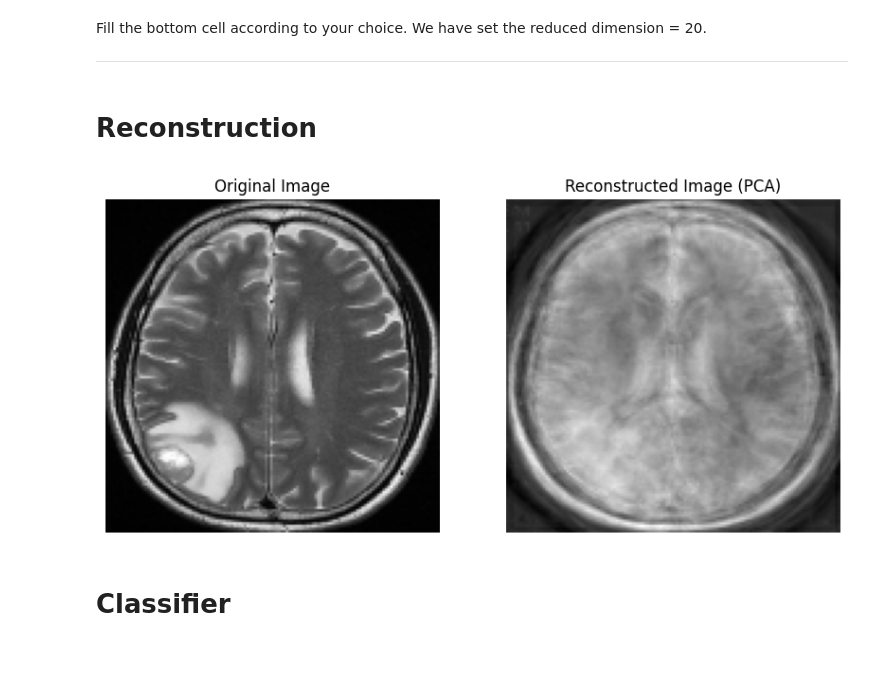
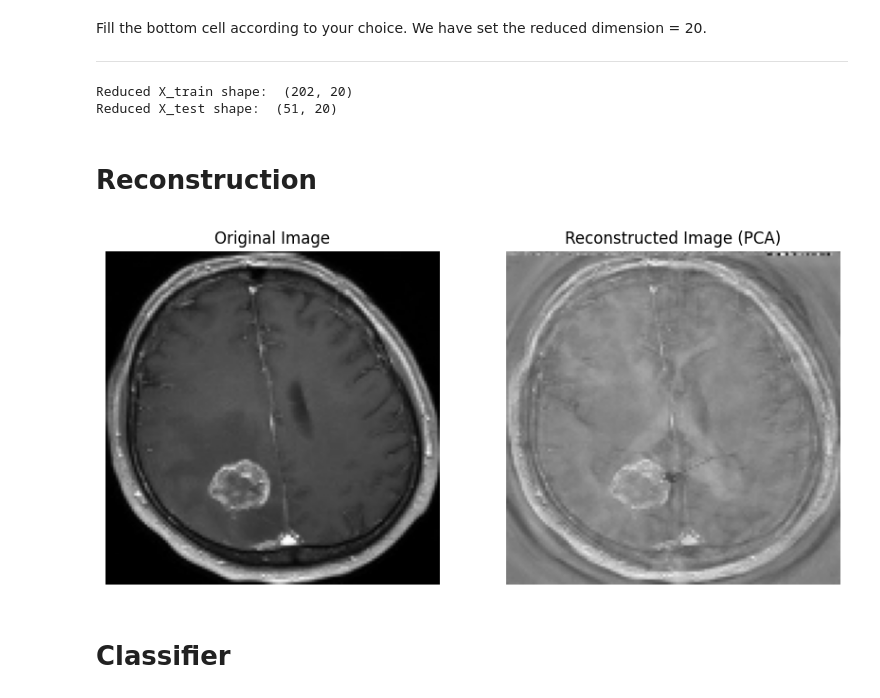
Before and after one commit to MahdiS3171/Deep-Learning-SUT-Course-Spring-2025, a Jupyter notebook: HW/HW1/DLHW01_PCA.ipynb, the cells around one changed output. Saved outputs shown, nothing was run; the diff lists cells and outputs as text; code cells hidden in the pictures; blank space fills up the shorter version.

```diff
--- a/HW/HW1/DLHW01_PCA.ipynb
+++ b/HW/HW1/DLHW01_PCA.ipynb
@@ -217,9 +217,8 @@ def fit_PCA(X, n_components):
     #####################################################################################
     mean_X = X.mean()
     X_flat = X - mean_X
-    Cov = X.T @ X
-    U, S, Vt = np.linalg.svd(Cov)
-    return Vt[:n_components, :]
+    U, S, Vt = np.linalg.svd(X_flat)
+    return Vt[:, :n_components].T, mean_X
     ####################################################################################
     #                                   THE END                                        #
     ####################################################################################
@@ -237,7 +236,7 @@ def transform_PCA(X, mean, components):
     # returns projected data of shape (N, n_comonents)
     #####################################################################################
     X_flat = X - mean
-    projected_data = X_flat @ components
+    projected_data = X_flat @ components.T
     return projected_data
     ####################################################################################
     #                                   THE END                                        #
@@ -288,7 +287,7 @@ X_test_red = None
 #####################################################################################
 #  reduce the dimensions of X_train and X_test to 20
 #####################################################################################
-Vt , mean = fit_PCA(X_train, n_components)
+Vt , mean = fit_PCA(X, n_components)
 X_train_red = transform_PCA(X_train, mean, Vt)
 X_test_red = transform_PCA(X_test, mean, Vt)
 
@@ -297,24 +296,42 @@ print("Reduced X_test shape: ", X_test_red.shape)
 ####################################################################################
 #                                   THE END                                        #
 ####################################################################################
+# %% [output]
+Reduced X_train shape:  (202, 20)
+Reduced X_test shape:  (51, 20)
 # %% [markdown]
 # Reconstruction
 # %%
 import matplotlib.pyplot as plt
 
 #####################################################################################
 #                          COMPLETE THE FOLLOWING SECTION                           #
 #####################################################################################
 #  Reconstruct One random row of X_train and reshape to (128,128) and plot it
 #  Then compare it to the original one
 #  It is better to use gray cmap for images
 #####################################################################################
-# TODO
+rand_idx = np.random.randint(0, X_train.shape[0])
+reconstructed_flat = reconstruct_PCA(X_train_red, mean, Vt)
+reconstructed_img = reconstructed_flat[rand_idx, :].reshape(IMG_HEIGHT, IMG_WIDTH)
+
+plt.figure(figsize=(10, 5))
+plt.subplot(1, 2, 1)
+plt.imshow(X_train[rand_idx, :].reshape(IMG_HEIGHT, IMG_WIDTH), cmap='gray')
+plt.title("Original Image")
+plt.axis('off')
+
+plt.subplot(1, 2, 2)
+plt.imshow(reconstructed_img, cmap='gray')
+plt.title("Reconstructed Image (PCA)")
+plt.axis('off')
+
+plt.show()
 ####################################################################################
 #                                   THE END                                        #
 ####################################################################################
 # %% [output]
-[figure, old version]
+[figure, new version]
 # %% [markdown]
 # Classifier
 # %% [markdown]
```
Also changed, not shown: parts of 3 cells of this notebook.
